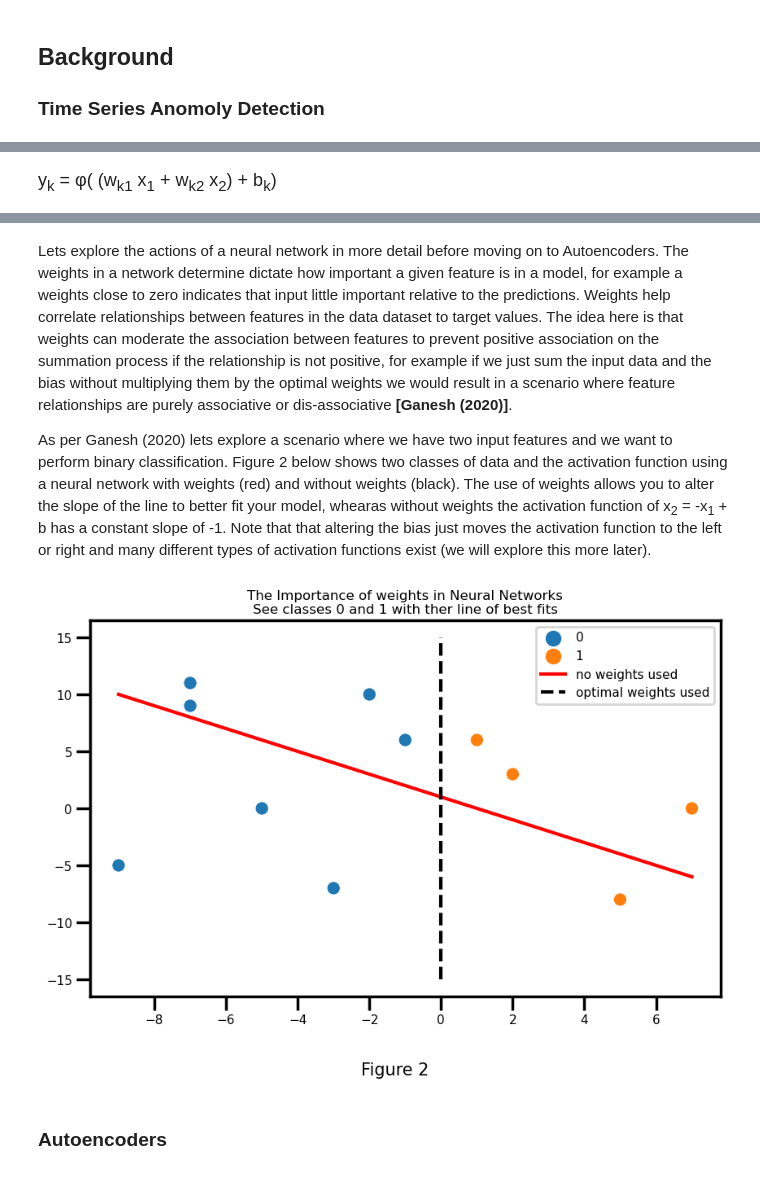
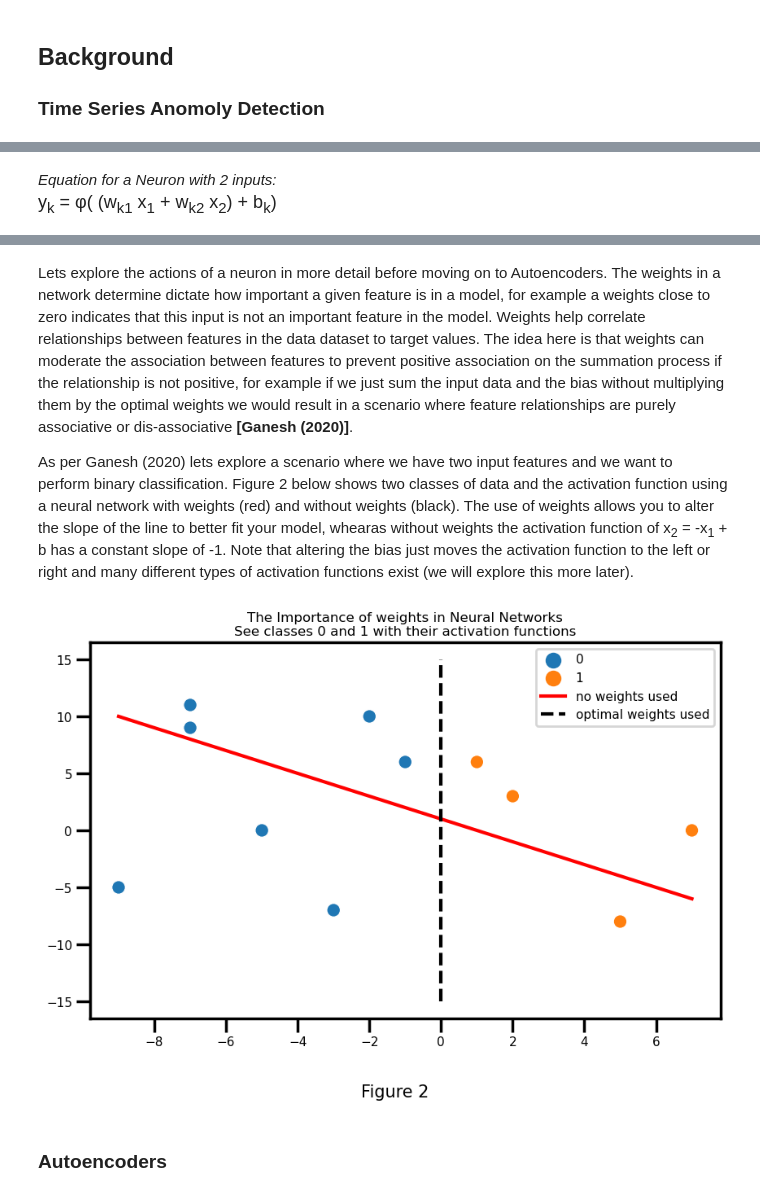
Before and after one commit to CiaranMoran27/machstat-assessment, a Jupyter notebook: time_series_anomaly_detection.ipynb, the cells around one changed output, grey strips where cells are left out. Drawn from its saved outputs; the diff is of its cells as text; code cells hidden in the pictures.

```diff
--- a/time_series_anomaly_detection.ipynb
+++ b/time_series_anomaly_detection.ipynb
@@ -26,12 +26,13 @@ In the single neruron below we can see the inputs labelled as x<sub>1</sub> and
 # %% [markdown]
+*Equation for a Neuron with 2 inputs:* <br>
 <span style="font-size:larger;">y<sub>k</sub> = φ( (w<sub>k1</sub> x<sub>1</sub>    + w<sub>k2</sub> x<sub>2</sub>) + b<sub>k</sub>) </span>
 # %% [markdown]
 <img src="Images/neural_network_image.png" width="800">
 Figure 1. [Saxena, 2020]
 # %% [markdown]
-Lets explore the actions of a neural network in more detail before moving on to Autoencoders. The weights in a network determine dictate how important a given feature is in a model, for example a weights close to zero indicates that input little important relative to the predictions. Weights help correlate relationships between features in the data dataset to target values. The idea here is that weights can moderate the association between features to prevent positive association on the summation process if the relationship is not positive, for example if we just sum the input data and the bias without multiplying them by the optimal weights we would result in a scenario where feature relationships are purely associative or dis-associative **[Ganesh (2020)]**.
+Lets explore the actions of a neuron in more detail before moving on to Autoencoders. The weights in a network determine dictate how important a given feature is in a model, for example a weights close to zero indicates that this input is not an important feature in the model. Weights help correlate relationships between features in the data dataset to target values. The idea here is that weights can moderate the association between features to prevent positive association on the summation process if the relationship is not positive, for example if we just sum the input data and the bias without multiplying them by the optimal weights we would result in a scenario where feature relationships are purely associative or dis-associative **[Ganesh (2020)]**.
 
-As per Ganesh (2020) lets explore a scenario where we have two input features and we want to perform binary classification. Figure 2 below shows two classes of data and the activation function using a neural network with weights (red) and without weights (black). The use of weights allows you to alter the slope of the line to better fit your model, whearas without weights the activation function of x<sub>2</sub> = -x<sub>1</sub>  + b has a constant slope of -1. Note that that altering the bias just moves the activation function to the left or right and many different types of activation functions exist (we will explore this more later).
+As per Ganesh (2020) lets explore a scenario where we have two input features and we want to perform binary classification. Figure 2 below shows two classes of data and the activation function using a neural network with weights (red) and without weights (black). The use of weights allows you to alter the slope of the line to better fit your model, whearas without weights the activation function of x<sub>2</sub> = -x<sub>1</sub>  + b has a constant slope of -1. Note that altering the bias just moves the activation function to the left or right and many different types of activation functions exist (we will explore this more later).
 # %%
 # Numerical arrays.
 import numpy as np
@@ -49,32 +50,33 @@ sns.set_context("poster", font_scale = .5, rc={"grid.linewidth": 0.6})
 # %%
 # two input arrays
 x1 = np.array([-9,  1, -5, -3,  5, -7, 2, -2, 7, -7, -1])
 x2 = np.array([-5,  6,  0, -7, -8, 11, 3, 10, 0, 9, 6])
 xclass = [0, 1, 0, 0, 1, 0, 1, 0, 1, 0, 0]
 bias = 1
 
 # dataframe for plotting
 df = pd.DataFrame({'x1':x1, 'x2':x2, 'class':xclass})
 
 # plot code
 fig, ax = plt.subplots(figsize = (10, 6))
 plt.figtext(0.5, -0.05, 'Figure 2', wrap=True, horizontalalignment='center', fontsize=15);
 
 # plot input arrays
 sns.scatterplot(data=df, x=x1, y=x2, hue='class')
 
 # plot x1 and predicted y value using eqn: (x2 = -x1 + bias)
 sns.lineplot(data=df, x=x1, y =(-x1 + bias), color='red', label='no weights used')
 
-# plot class boundary (activation function) a neural network could achieve with optimal weights
+# plot class boundary (activation function) a neural
+# network could achieve with optimal weights
 plt.plot([0, 0], [-15, 15], '--k', label = 'optimal weights used');
 
 # format plot
 ax.title.set_text('The Importance of weights in Neural Networks\n\
-See classes 0 and 1 with ther line of best fits')
+See classes 0 and 1 with their activation functions')
 plt.legend();
 # %% [output]
-[figure, old version]
+[figure, new version]
 # %% [markdown]
 ### Autoencoders
 # %% [markdown]
```
Also changed, not shown: parts of 5 cells of this notebook, 1 other file.
